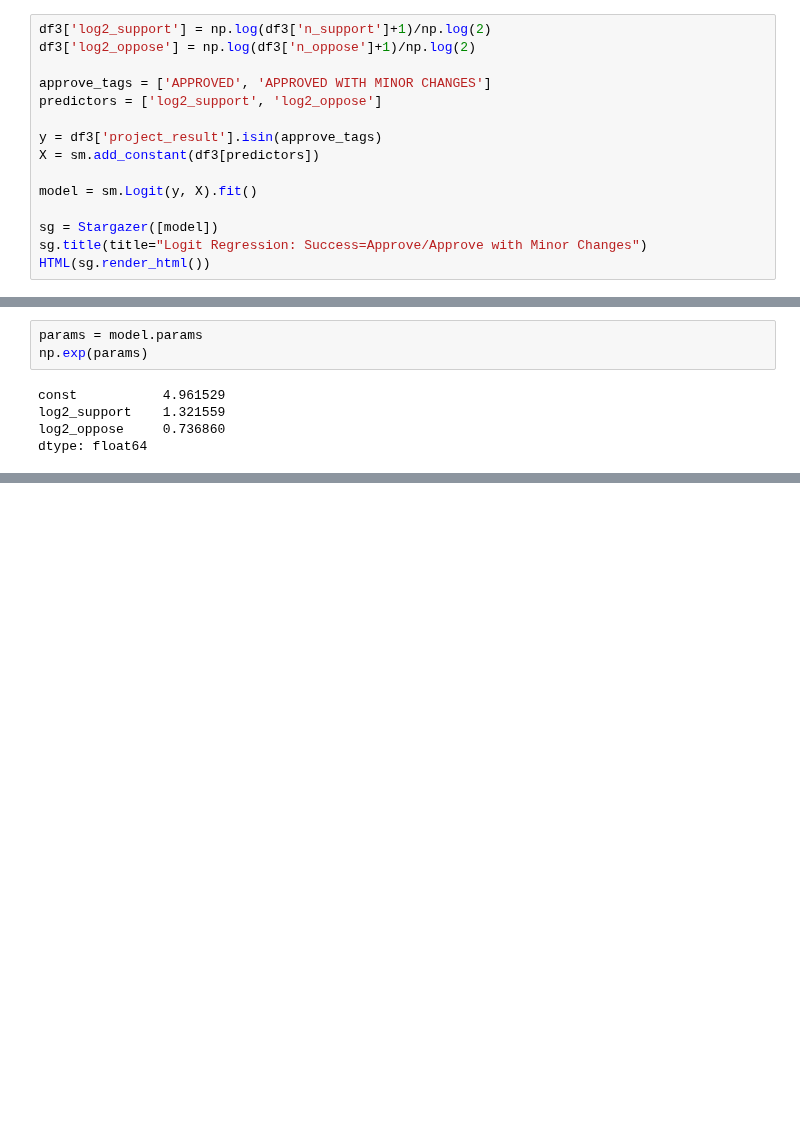
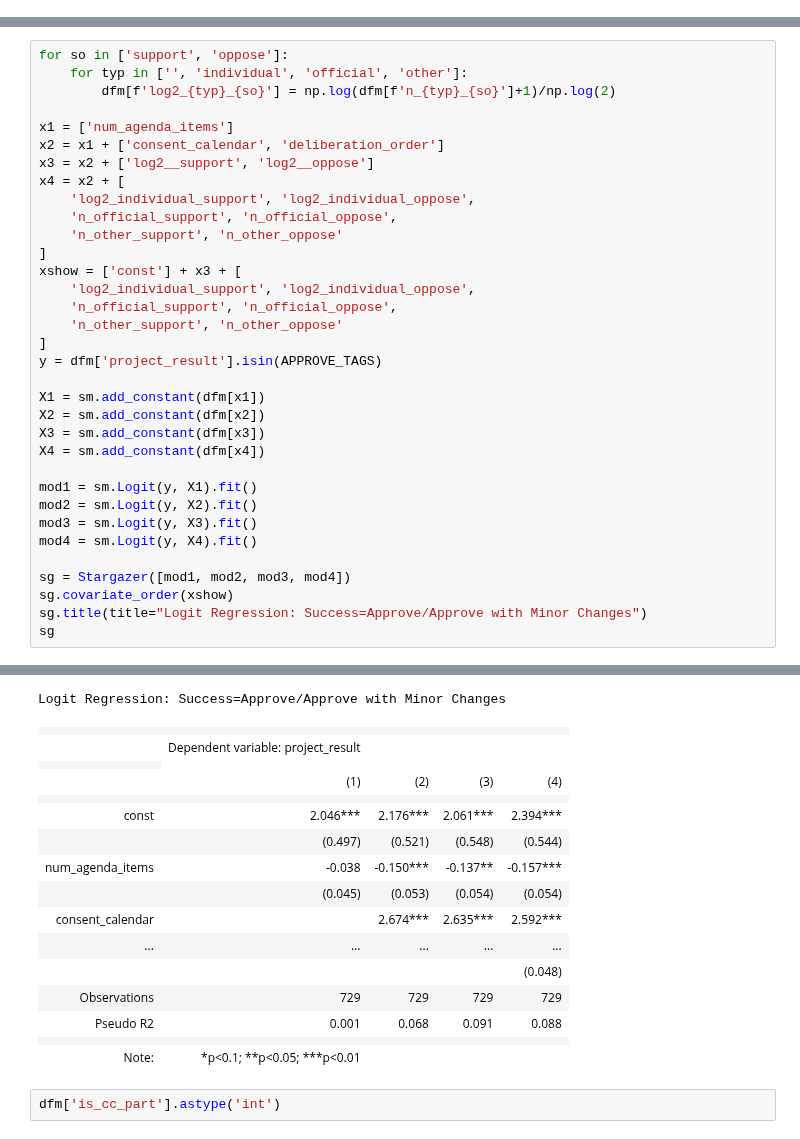
Before and after one commit to ed-kung/lacpc, a Jupyter notebook: src/notebooks/predict-outcome.ipynb, the cells around one changed output, grey strips where cells are left out. Saved outputs shown, nothing was run; the diff lists cells and outputs as text; blank space fills up the shorter version.

```diff
--- a/src/notebooks/predict-outcome.ipynb
+++ b/src/notebooks/predict-outcome.ipynb
@@ -129,15 +132,0 @@ plt.show()
-# %%
-df3['log2_support'] = np.log(df3['n_support']+1)/np.log(2)
-df3['log2_oppose'] = np.log(df3['n_oppose']+1)/np.log(2)
-
-approve_tags = ['APPROVED', 'APPROVED WITH MINOR CHANGES']
-predictors = ['log2_support', 'log2_oppose']
-
-y = df3['project_result'].isin(approve_tags)
-X = sm.add_constant(df3[predictors])
-
-model = sm.Logit(y, X).fit()
-
-sg = Stargazer([model])
-sg.title(title="Logit Regression: Success=Approve/Approve with Minor Changes")
-HTML(sg.render_html())
@@ -164,8 +133,35 @@ Logit Regression: Success=Approve/Approve with Minor Changes
-# %%
-params = model.params
-np.exp(params)
-# %% [output]
-const           4.961529
-log2_support    1.321559
-log2_oppose     0.736860
-dtype: float64
+# %%
+for so in ['support', 'oppose']:
+    for typ in ['', 'individual', 'official', 'other']:
+        dfm[f'log2_{typ}_{so}'] = np.log(dfm[f'n_{typ}_{so}']+1)/np.log(2)
+
+x1 = ['num_agenda_items']
+x2 = x1 + ['consent_calendar', 'deliberation_order']
+x3 = x2 + ['log2__support', 'log2__oppose']
+x4 = x2 + [
+    'log2_individual_support', 'log2_individual_oppose',
+    'n_official_support', 'n_official_oppose',
+    'n_other_support', 'n_other_oppose'
+]
+xshow = ['const'] + x3 + [
+    'log2_individual_support', 'log2_individual_oppose',
+    'n_official_support', 'n_official_oppose',
+    'n_other_support', 'n_other_oppose'
+]
+y = dfm['project_result'].isin(APPROVE_TAGS)
+
+X1 = sm.add_constant(dfm[x1])
+X2 = sm.add_constant(dfm[x2])
+X3 = sm.add_constant(dfm[x3])
+X4 = sm.add_constant(dfm[x4])
+
+mod1 = sm.Logit(y, X1).fit()
+mod2 = sm.Logit(y, X2).fit()
+mod3 = sm.Logit(y, X3).fit()
+mod4 = sm.Logit(y, X4).fit()
+
+sg = Stargazer([mod1, mod2, mod3, mod4])
+sg.covariate_order(xshow)
+sg.title(title="Logit Regression: Success=Approve/Approve with Minor Changes")
+sg
+# %% [output]
@@ -171,0 +180,19 @@ dtype: float64
+Logit Regression: Success=Approve/Approve with Minor Changes
+|  |  |  |  |  |
+|  | Dependent variable: project_result |  |  |  |
+|  |
+|  | (1) | (2) | (3) | (4) |
+|  |  |  |  |  |
+| const | 2.046*** | 2.176*** | 2.061*** | 2.394*** |
+|  | (0.497) | (0.521) | (0.548) | (0.544) |
+| num_agenda_items | -0.038 | -0.150*** | -0.137** | -0.157*** |
+|  | (0.045) | (0.053) | (0.054) | (0.054) |
+| consent_calendar |  | 2.674*** | 2.635*** | 2.592*** |
+| ... | ... | ... | ... | ... |
+|  |  |  |  | (0.048) |  |  |  |  |  |
+| Observations | 729 | 729 | 729 | 729 |
+| Pseudo R2 | 0.001 | 0.068 | 0.091 | 0.088 |
+|  |  |  |  |  |
+| Note: | *p<0.1; **p<0.05; ***p<0.01 |  |  |  |
+# %%
+dfm['is_cc_part'].astype('int')
```
Also changed, not shown: parts of 26 cells of this notebook, 3 other files.
